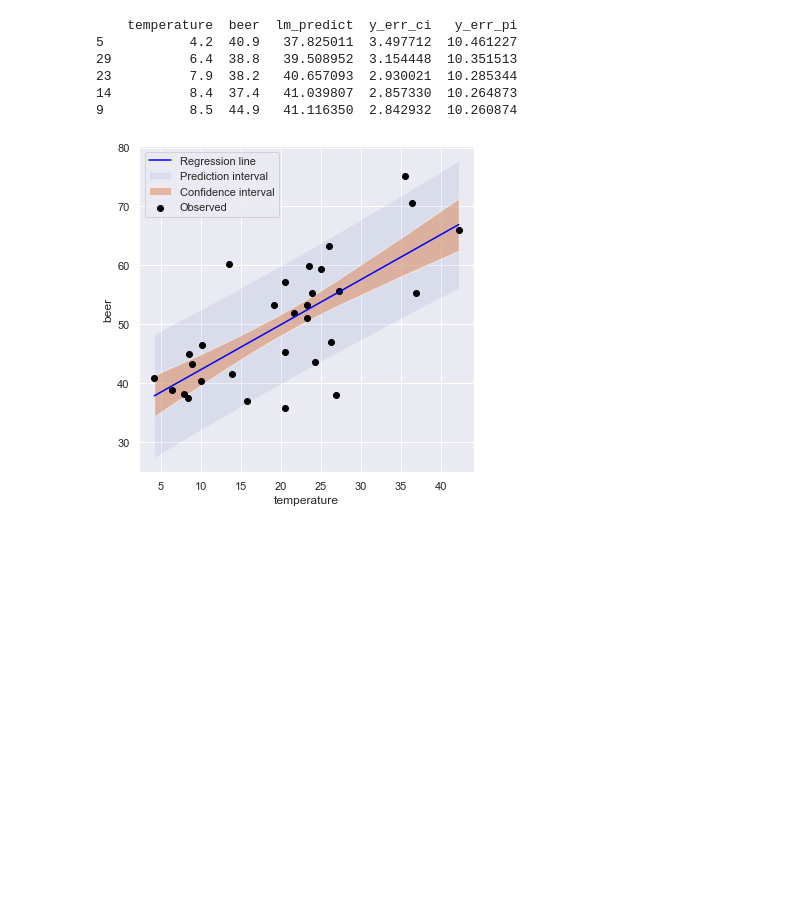
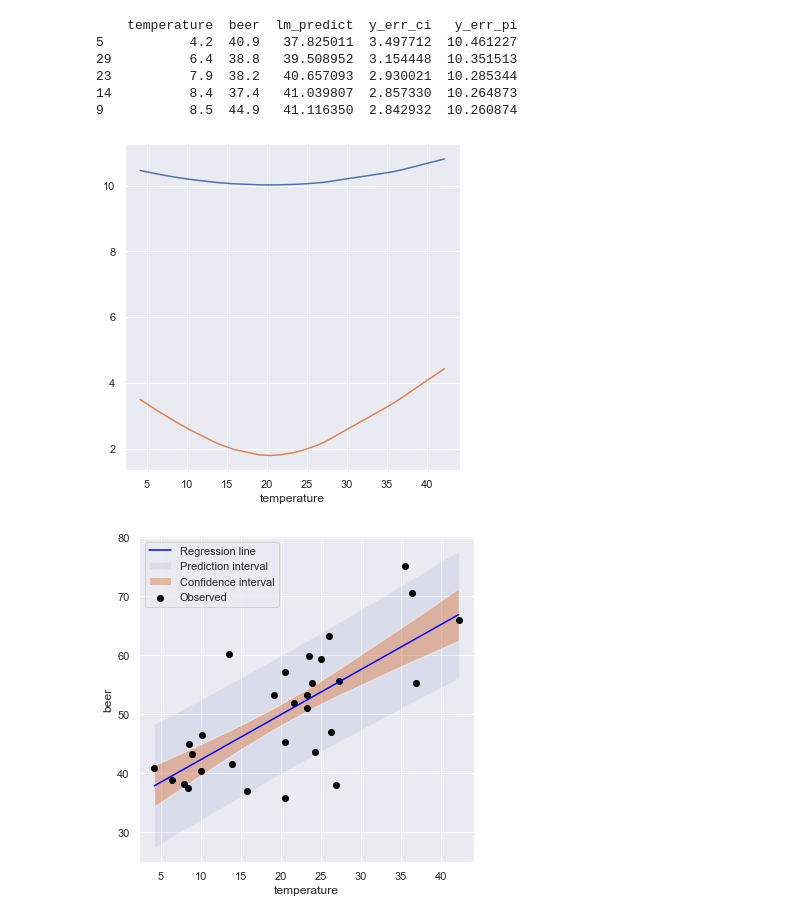
Before and after one commit to meticulousdev/StatisticsWithPython, a Jupyter notebook: StatisticsTextbook/chap05/ci_pi.ipynb, the cells around one changed output. Saved outputs shown, nothing was run; the diff lists cells and outputs as text; code cells hidden in the pictures; blank space fills up the shorter version.

```diff
--- a/StatisticsTextbook/chap05/ci_pi.ipynb
+++ b/StatisticsTextbook/chap05/ci_pi.ipynb
@@ -164,6 +162,14 @@ print(lm_beer.head())
 23          7.9  38.2   40.657093  2.930021  10.285344
 14          8.4  37.4   41.039807  2.857330  10.264873
 9           8.5  44.9   41.116350  2.842932  10.260874
+# %%
+plt.figure(figsize=(6, 6))
+plt.plot(lm_beer['temperature'], lm_beer['y_err_pi'])
+plt.plot(lm_beer['temperature'], lm_beer['y_err_ci'])
+plt.xlabel('temperature')
+plt.show()
+# %% [output]
+[figure, added]
 # %%
 plt.figure(figsize=(6, 6))
 
```
Also changed, not shown: parts of 2 cells of this notebook.
